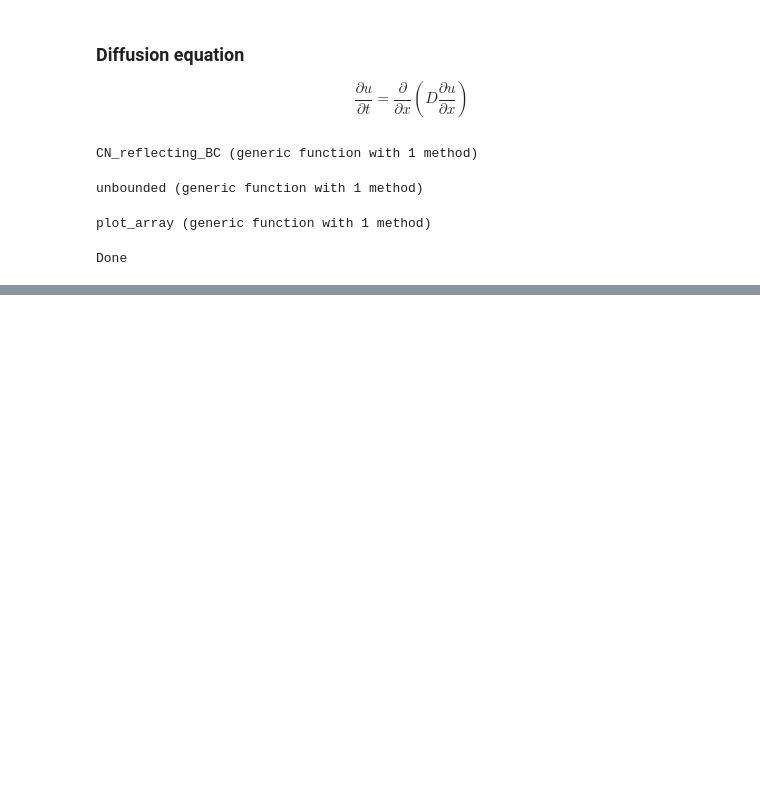
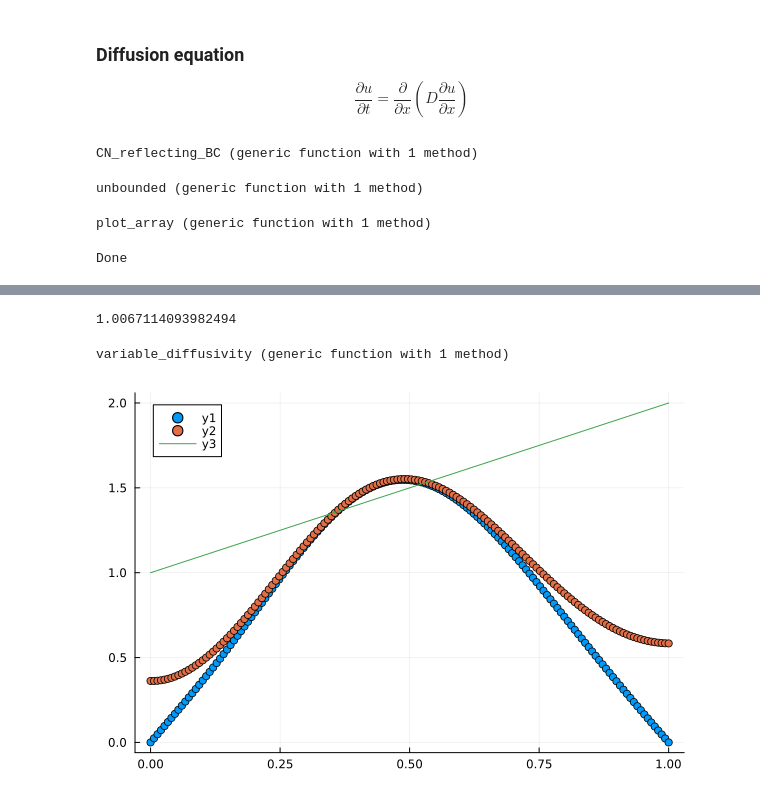
Before and after one commit to emilssp/Computational_Physics_v24, a Jupyter notebook: Diffusion_Waves_Shock/main.ipynb, the cells around one changed output, grey strips where cells are left out. Cells and saved outputs as stored; diff of their text form; code cells hidden in the pictures; blank space fills up the shorter version.

```diff
--- a/Diffusion_Waves_Shock/main.ipynb
+++ b/Diffusion_Waves_Shock/main.ipynb
@@ -265,0 +314,64 @@ vline!([0.5],color ="black", label="")
+# %%
+x = reduce(vcat, [0, cumsum(fill(L/(spacesteps-1), spacesteps-1))])
+t = LinRange(0,endtime, timesteps)
+
+u_init = zeros(spacesteps)
+u_init[div(spacesteps, 2)] = u0/2
+u_init[div(spacesteps, 2)+1] = u0/2
+
+x0 = 0.5
+
+x_boundary = x[end-div(spacesteps, 2)+30]
+
+res = u_an_step_D.(x', t, x0, x_boundary)
+
+alphas = step_diffusivity.(x,x_boundary)
+absorbing_variable_D = absorbing_step(u_init, alphas)
+reflecting_variable_D = reflecting_step(u_init, alphas)
+
+plot(scatter(x,absorbing_variable_D[round(Int, 1/dt)]))
+plot(scatter!(x,reflecting_variable_D[round(Int, 1/dt)]))
+plot!(x,res[round(Int, 1/dt),:])
+
+vline!([x_boundary],color ="black", label="")
+
+println(sum(reflecting_variable_D[end]*(L/spacesteps)))
+# %% [output]
+1.0067114093982494
+# %%
+function quadratic_func(x::Float64; C = 1.00)
+    return (C*(x-1)^2 + (x-1) + 2)
+end
+
+function cubic_func(x::Float64; C = 1.00)
+    return (C*(x-1)^3 + (x-1)^2 + (x-1) + 2)
+end
+
+function linear_func(x::Float64; C = 1.00)
+    return C*x + 1
+end
+
+function variable_diffusivity(f, x; C = 1.00)
+    return f.(x;C)
+end
+# %% [output]
+variable_diffusivity (generic function with 1 method)
+# %%
+x = reduce(vcat, [0, cumsum(fill(L/(spacesteps-1), spacesteps-1))])
+t = LinRange(0,endtime, timesteps)
+
+u_init = zeros(spacesteps)
+u_init[div(spacesteps, 2)+0] = u0/2
+u_init[div(spacesteps, 2)+1] = u0/2
+
+alphas = variable_diffusivity(linear_func, x)
+
+absorbing_variable_D = absorbing_step(u_init, alphas)
+reflecting_variable_D = reflecting_step(u_init, alphas)
+
+plot(scatter(x,absorbing_variable_D[round(Int, 0.05/dt)]))
+plot(scatter!(x,reflecting_variable_D[round(Int, 0.05/dt)]))
+
+plot!(x,linear_func.(x))
+# %% [output]
+[figure, added]
```
Also changed, not shown: parts of 12 cells of this notebook.
